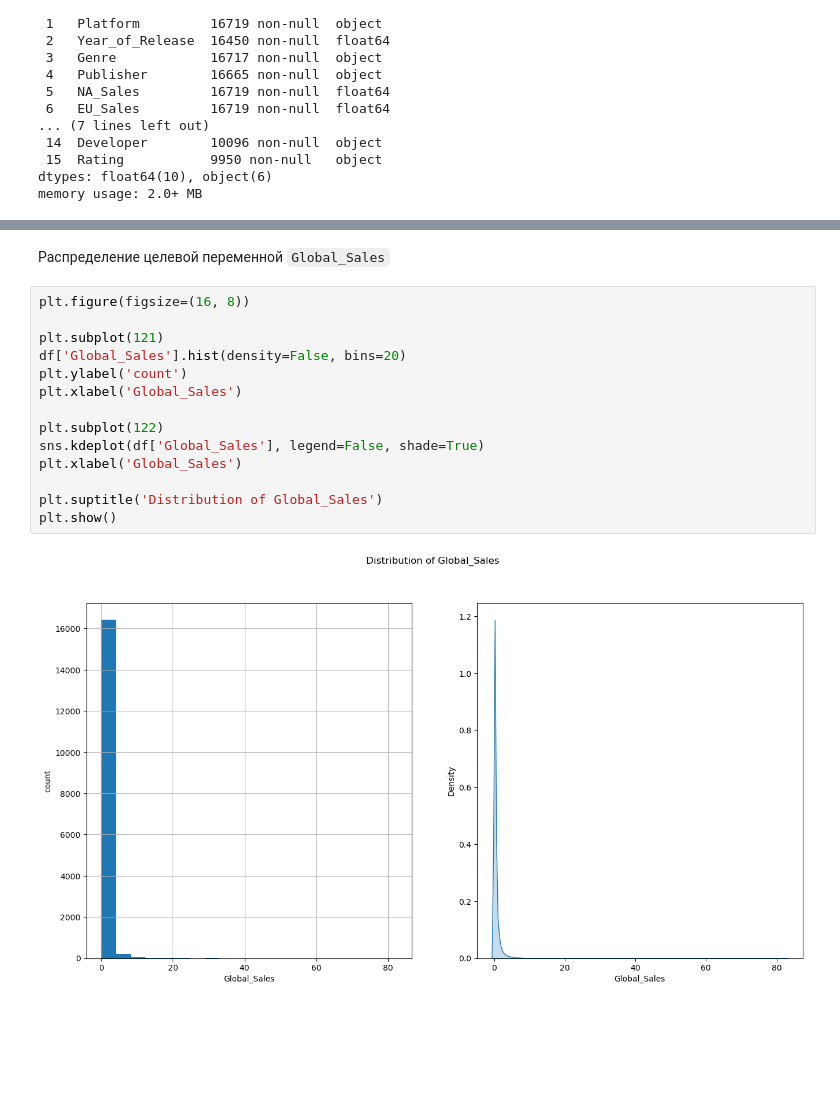
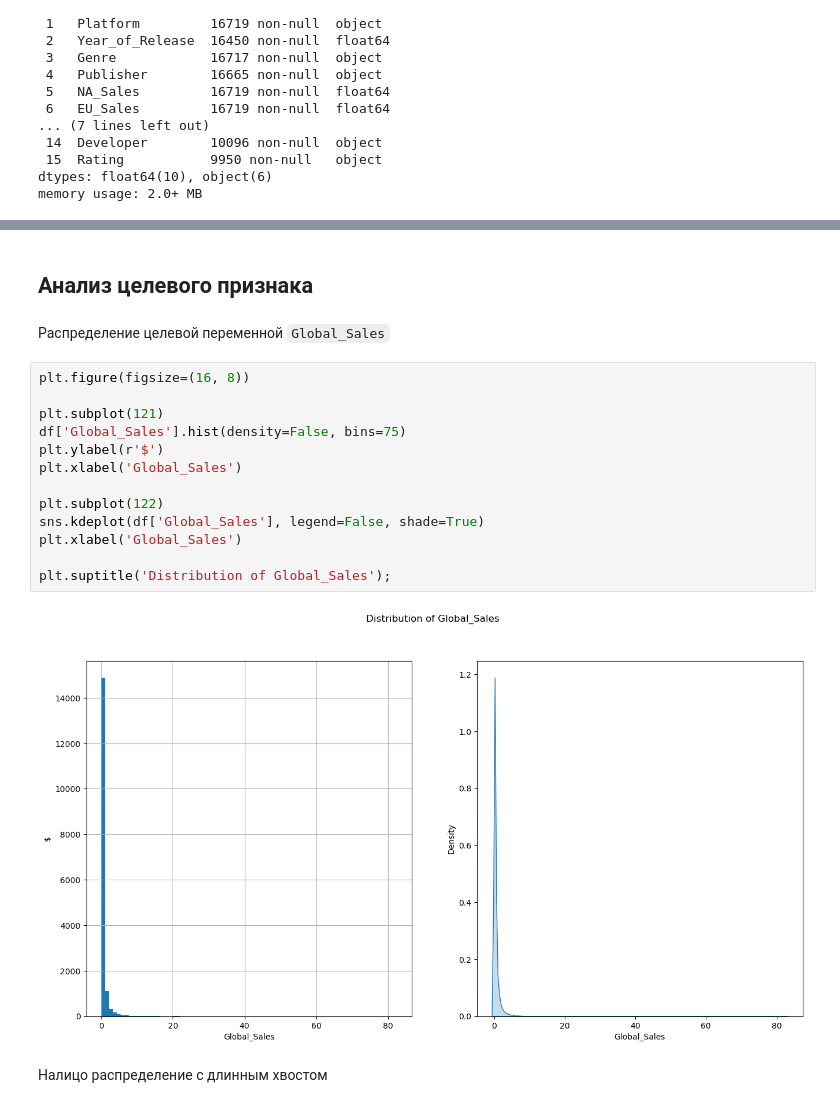
Before and after one commit to dnlygvtv/Python_for_Data_Science_HWs, a Jupyter notebook: HW/HW_3.ipynb, the cells around one changed output, grey strips where cells are left out. Drawn from its saved outputs; the diff is of its cells as text; blank space fills up the shorter version.

```diff
--- a/HW/HW_3.ipynb
+++ b/HW/HW_3.ipynb
@@ -40,18 +62,21 @@ memory usage: 2.0+ MB
+# %% [markdown]
+## Анализ целевого признака
 # %% [markdown]
 Распределение целевой переменной `Global_Sales`
 # %%
 plt.figure(figsize=(16, 8))
 
 plt.subplot(121)
-df['Global_Sales'].hist(density=False, bins=20)
-plt.ylabel('count')
+df['Global_Sales'].hist(density=False, bins=75)
+plt.ylabel(r'$')
 plt.xlabel('Global_Sales')
 
 plt.subplot(122)
 sns.kdeplot(df['Global_Sales'], legend=False, shade=True)
 plt.xlabel('Global_Sales')
 
-plt.suptitle('Distribution of Global_Sales')
-plt.show()
+plt.suptitle('Distribution of Global_Sales');
 # %% [output]
-[figure, old version]
+[figure, new version]
+# %% [markdown]
+Налицо распределение с длинным хвостом
```
Also changed, not shown: parts of 6 cells of this notebook.
